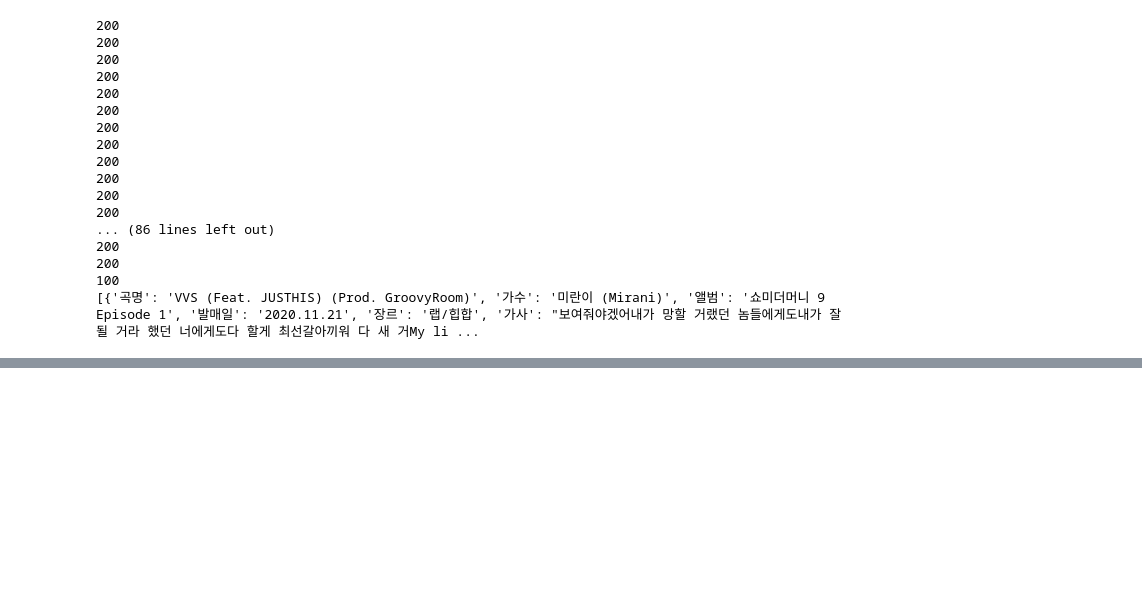
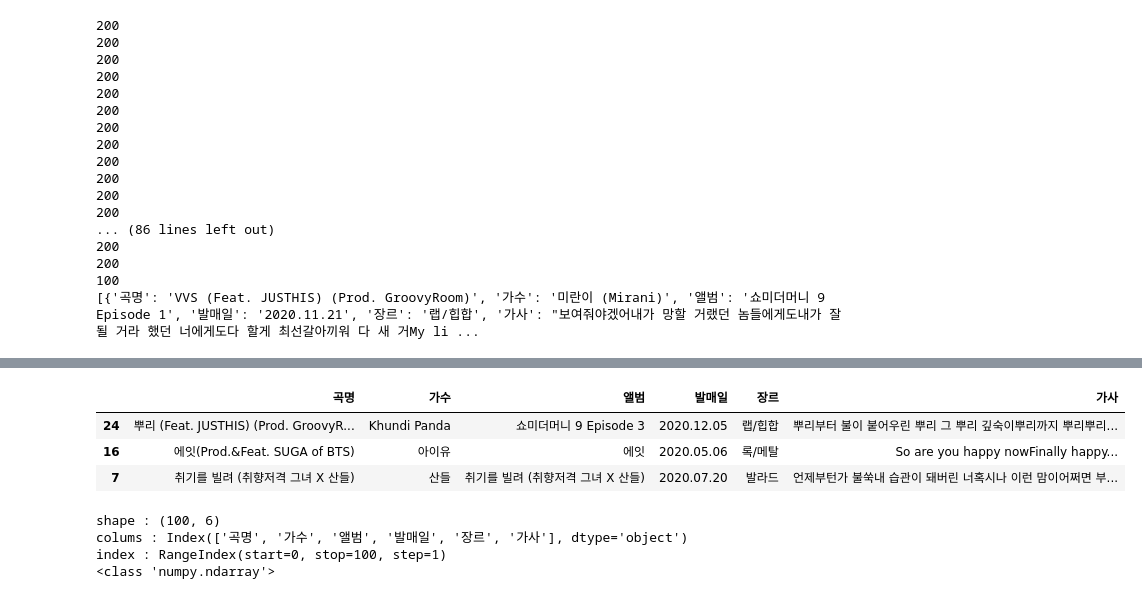
Before and after one commit to vega2k/webscraping_datascience, a Jupyter notebook: 3.멜론100Chart_수집_분석_저장.ipynb, the cells around one changed output, grey strips where cells are left out. Saved outputs shown, nothing was run; the diff lists cells and outputs as text; code cells hidden in the pictures; blank space fills up the shorter version.

```diff
--- a/3.멜론100Chart_수집_분석_저장.ipynb
+++ b/3.멜론100Chart_수집_분석_저장.ipynb
@@ -164,0 +208,18 @@ with open('data/songs.json', 'w', encoding='utf-8') as file:
+# %%
+song_df.sample(3)
+# %% [output]
+|  | 곡명 | 가수 | 앨범 | 발매일 | 장르 | 가사 |
+| 24 | 뿌리 (Feat. JUSTHIS) (Prod. GroovyR... | Khundi Panda | 쇼미더머니 9 Episode 3 | 2020.12.05 | 랩/힙합 | 뿌리부터 불이 붙어우린 뿌리 그 뿌리 깊숙이뿌리까지 뿌리뿌리... |
+| 16 | 에잇(Prod.&Feat. SUGA of BTS) | 아이유 | 에잇 | 2020.05.06 | 록/메탈 | So are you happy nowFinally happy... |
+| 7 | 취기를 빌려 (취향저격 그녀 X 산들) | 산들 | 취기를 빌려 (취향저격 그녀 X 산들) | 2020.07.20 | 발라드 | 언제부턴가 불쑥내 습관이 돼버린 너혹시나 이런 맘이어쩌면 부... |
+# %%
+print('shape :', song_df.shape)
+print('colums :', song_df.columns)
+print('index :', song_df.index)
+print(type(song_df.values))
+#print('values : ', song_df.values[0:1]) #2차원배열
+# %% [output]
+shape : (100, 6)
+colums : Index(['곡명', '가수', '앨범', '발매일', '장르', '가사'], dtype='object')
+index : RangeIndex(start=0, stop=100, step=1)
+<class 'numpy.ndarray'>
```
Also changed, not shown: parts of 12 cells of this notebook.
